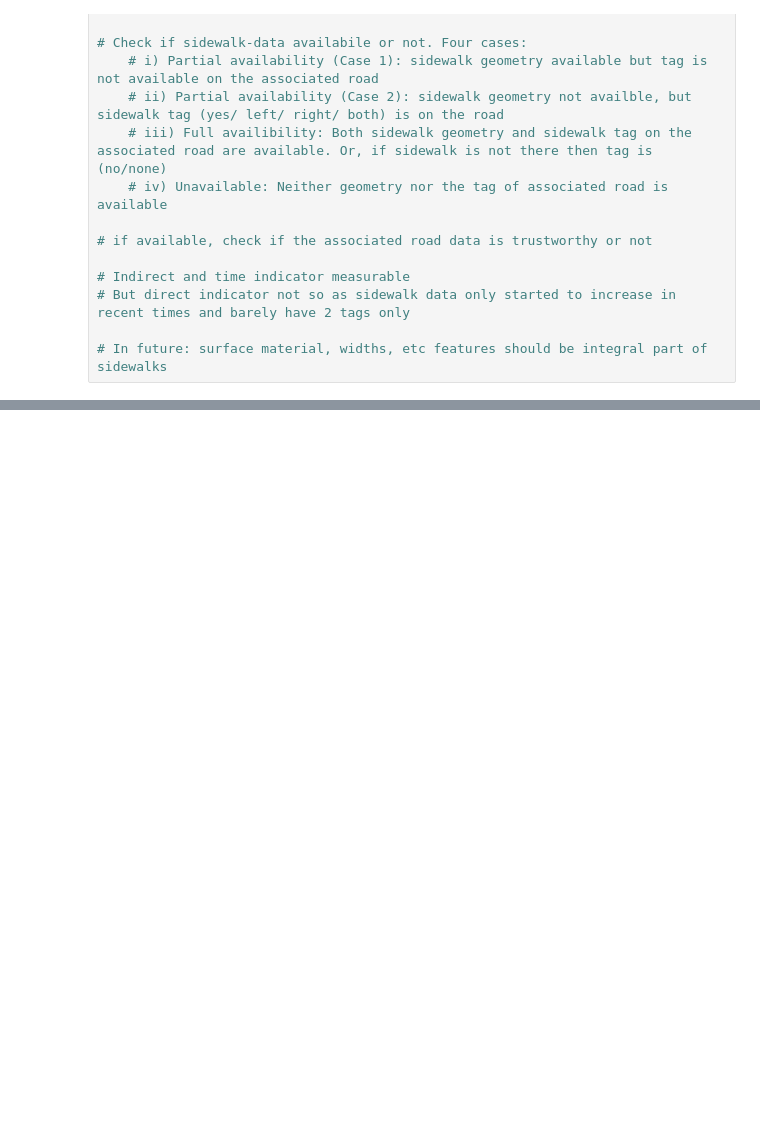
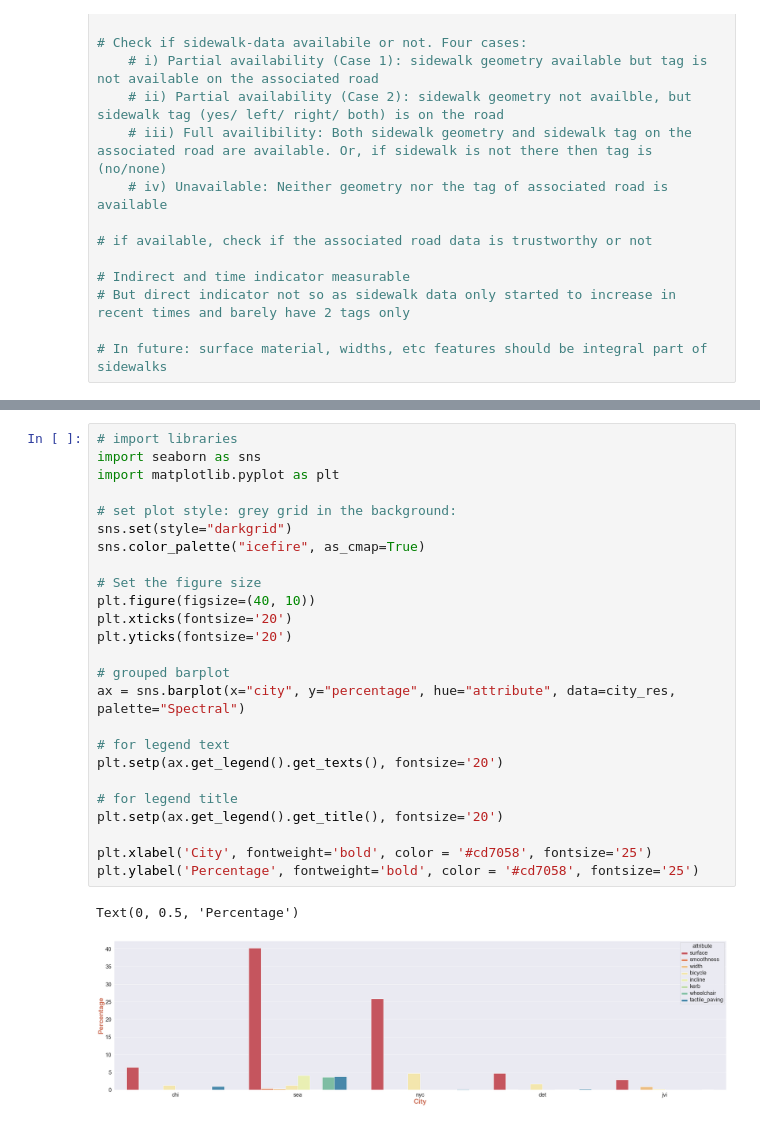
Before and after one commit to komar41/crowdsourcing-and-sidewalk-data, a Jupyter notebook: 1-extract-direct-indicators.ipynb, the cells around one changed output, grey strips where cells are left out. Cells and saved outputs as stored; diff of their text form; blank space fills up the shorter version.

```diff
--- a/1-extract-direct-indicators.ipynb
+++ b/1-extract-direct-indicators.ipynb
@@ -48,0 +86,28 @@ stats
+# %%
+# import libraries
+import seaborn as sns
+import matplotlib.pyplot as plt
+
+# set plot style: grey grid in the background:
+sns.set(style="darkgrid")
+sns.color_palette("icefire", as_cmap=True)
+
+# Set the figure size
+plt.figure(figsize=(40, 10))
+plt.xticks(fontsize='20')
+plt.yticks(fontsize='20')
+
+# grouped barplot
+ax = sns.barplot(x="city", y="percentage", hue="attribute", data=city_res, palette="Spectral")
+
+# for legend text
+plt.setp(ax.get_legend().get_texts(), fontsize='20')
+
+# for legend title
+plt.setp(ax.get_legend().get_title(), fontsize='20')
+
+plt.xlabel('City', fontweight='bold', color = '#cd7058', fontsize='25')
+plt.ylabel('Percentage', fontweight='bold', color = '#cd7058', fontsize='25')
+# %% [output]
+Text(0, 0.5, 'Percentage')
+[figure, added]
```
Also changed, not shown: parts of 5 cells of this notebook, 5 other files.
